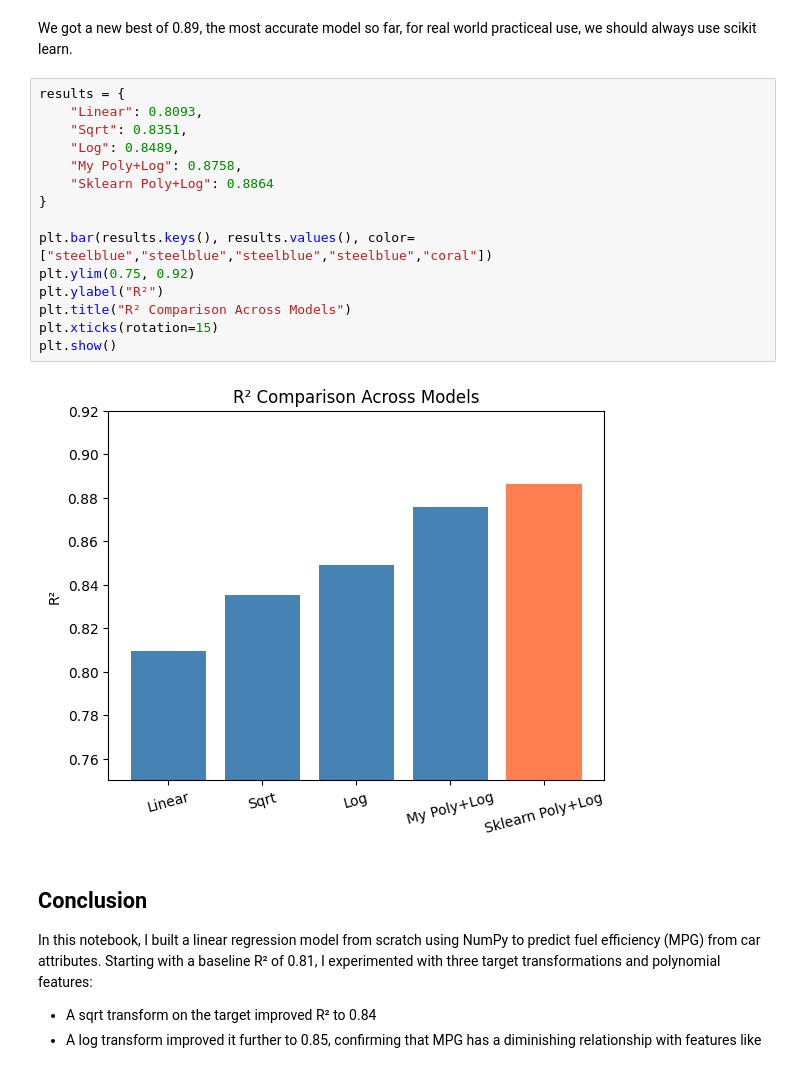
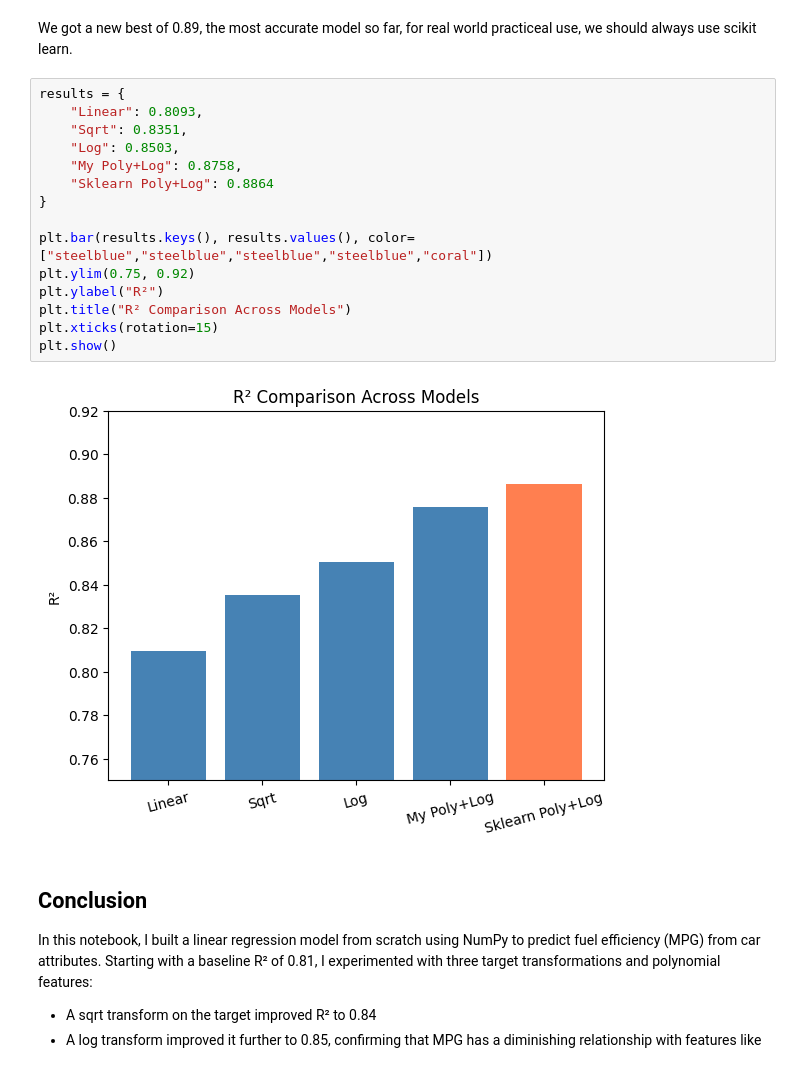
Before and after one commit to kevindongca/ML-Learning, a Jupyter notebook: Regression/Auto_MPG.ipynb, the cells around one changed output. Drawn from its saved outputs; the diff is of its cells as text.

```diff
--- a/Regression/Auto_MPG.ipynb
+++ b/Regression/Auto_MPG.ipynb
@@ -210,20 +210,20 @@ We got a new best of 0.89, the most accurate model so far, for real world practi
 # %%
 results = {
     "Linear": 0.8093,
     "Sqrt": 0.8351,
-    "Log": 0.8489,
+    "Log": 0.8503,
     "My Poly+Log": 0.8758,
     "Sklearn Poly+Log": 0.8864
 }
 
 plt.bar(results.keys(), results.values(), color=["steelblue","steelblue","steelblue","steelblue","coral"])
 plt.ylim(0.75, 0.92)
 plt.ylabel("R²")
 plt.title("R² Comparison Across Models")
 plt.xticks(rotation=15)
 plt.show()
 # %% [output]
-[figure, old version]
+[figure, new version]
 # %% [markdown]
 ## Conclusion
 
```
